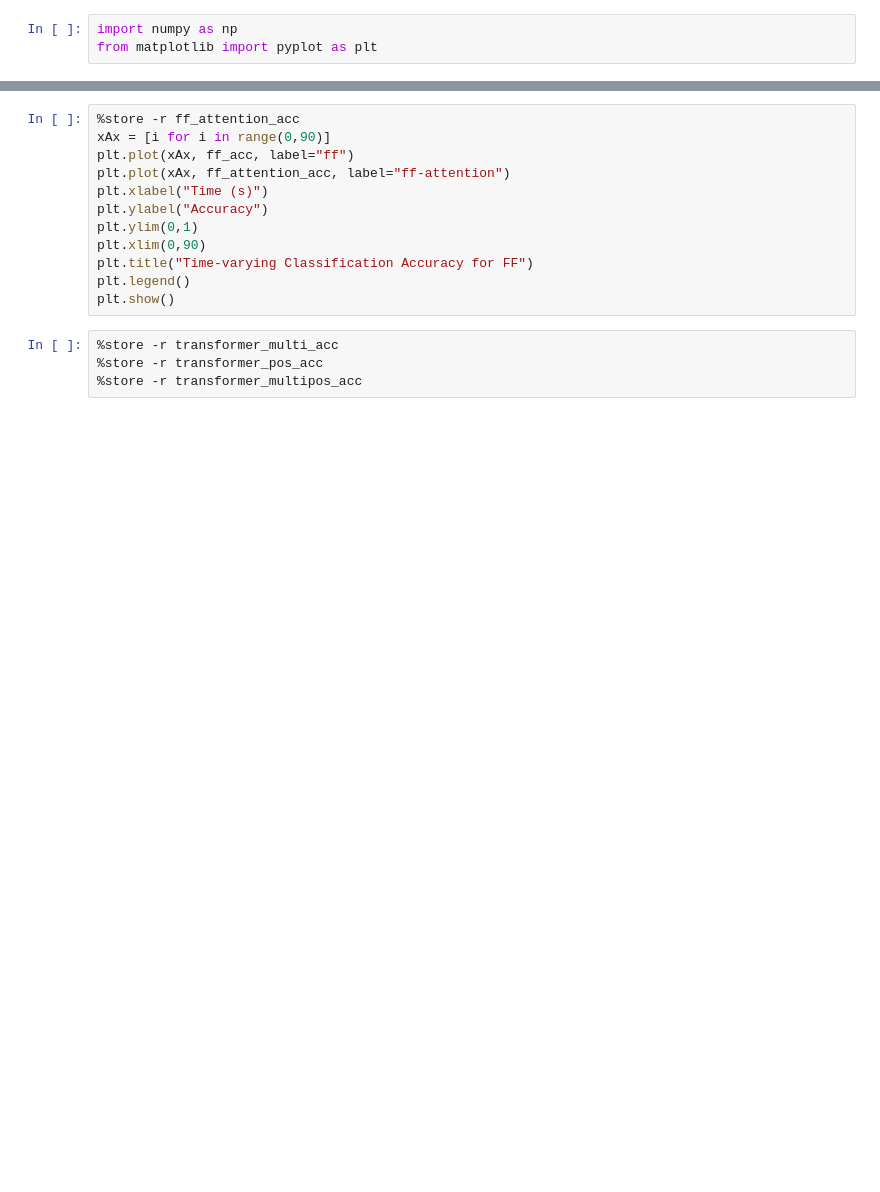
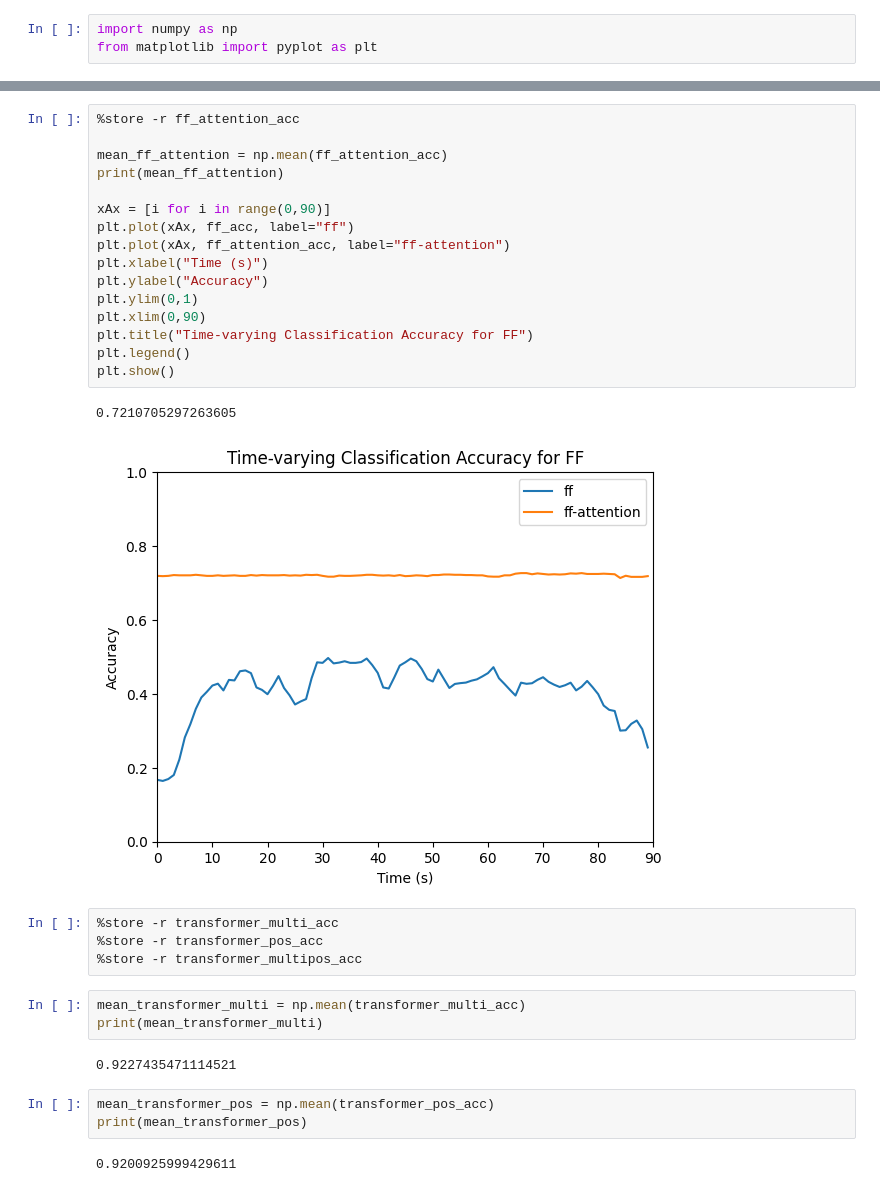
Before and after one commit to axgu/srp-lab-notebook, a Jupyter notebook: hcp_data/figures.ipynb, the cells around one changed output, grey strips where cells are left out. Drawn from its saved outputs; the diff is of its cells as text; blank space fills up the shorter version.

```diff
--- a/hcp_data/figures.ipynb
+++ b/hcp_data/figures.ipynb
@@ -42,16 +63,33 @@ NameError: name 'plt' is not defined
 # %%
 %store -r ff_attention_acc
+
+mean_ff_attention = np.mean(ff_attention_acc)
+print(mean_ff_attention)
+
 xAx = [i for i in range(0,90)]
 plt.plot(xAx, ff_acc, label="ff")
 plt.plot(xAx, ff_attention_acc, label="ff-attention")
 plt.xlabel("Time (s)")
 plt.ylabel("Accuracy")
 plt.ylim(0,1)
 plt.xlim(0,90)
 plt.title("Time-varying Classification Accuracy for FF")
 plt.legend()
 plt.show()
+# %% [output]
+0.7210705297263605
+[figure, added]
 # %%
 %store -r transformer_multi_acc
 %store -r transformer_pos_acc
 %store -r transformer_multipos_acc
+# %%
+mean_transformer_multi = np.mean(transformer_multi_acc)
+print(mean_transformer_multi)
+# %% [output]
+0.9227435471114521
+# %%
+mean_transformer_pos = np.mean(transformer_pos_acc)
+print(mean_transformer_pos)
+# %% [output]
+0.9200925999429611
```
Also changed, not shown: parts of 11 cells of this notebook, 14 other files.
